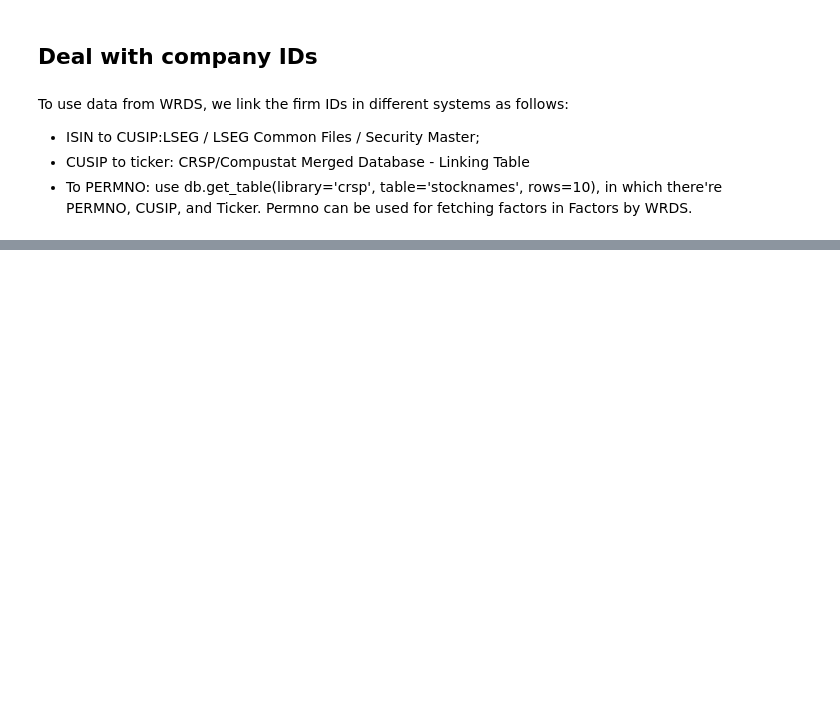
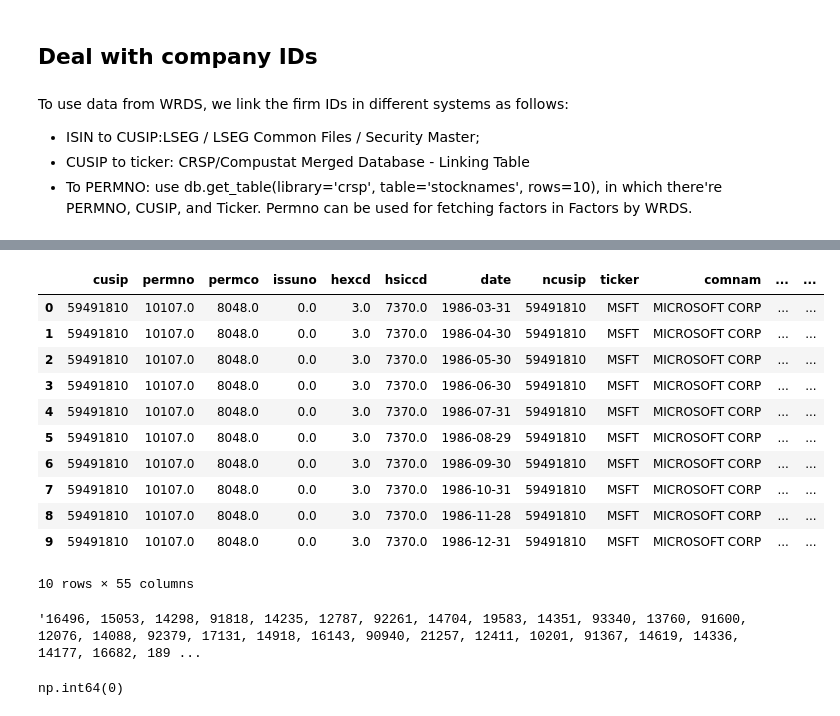
Before and after one commit to V-GAO/CEO_SocialCapital, a Jupyter notebook: notebooks/EDA_WRDS.ipynb, the cells around one changed output, grey strips where cells are left out. Drawn from its saved outputs; the diff is of its cells as text; code cells hidden in the pictures; blank space fills up the shorter version.

```diff
--- a/notebooks/EDA_WRDS.ipynb
+++ b/notebooks/EDA_WRDS.ipynb
@@ -5,3 +6,3 @@ import numpy as np
 # %%
-db = wrds.Connection()
+db = wrds.Connection(wrds_username='vincent0358')
 # %% [output]
@@ -57,0 +255,20 @@ To use data from WRDS, we link the firm IDs in different systems as follows:
+# %%
+temp = db.get_table(library='crspsamp_all', table='crspmsf', rows=10)
+temp
+# %% [output]
+|  | cusip | permno | permco | issuno | hexcd | hsiccd | date | ncusip | ticker | comnam | ... | ... |
+| 0 | 59491810 | 10107.0 | 8048.0 | 0.0 | 3.0 | 7370.0 | 1986-03-31 | 59491810 | MSFT | MICROSOFT CORP | ... | ... |
+| 1 | 59491810 | 10107.0 | 8048.0 | 0.0 | 3.0 | 7370.0 | 1986-04-30 | 59491810 | MSFT | MICROSOFT CORP | ... | ... |
+| 2 | 59491810 | 10107.0 | 8048.0 | 0.0 | 3.0 | 7370.0 | 1986-05-30 | 59491810 | MSFT | MICROSOFT CORP | ... | ... |
+| 3 | 59491810 | 10107.0 | 8048.0 | 0.0 | 3.0 | 7370.0 | 1986-06-30 | 59491810 | MSFT | MICROSOFT CORP | ... | ... |
+| 4 | 59491810 | 10107.0 | 8048.0 | 0.0 | 3.0 | 7370.0 | 1986-07-31 | 59491810 | MSFT | MICROSOFT CORP | ... | ... |
+| 5 | 59491810 | 10107.0 | 8048.0 | 0.0 | 3.0 | 7370.0 | 1986-08-29 | 59491810 | MSFT | MICROSOFT CORP | ... | ... |
+| 6 | 59491810 | 10107.0 | 8048.0 | 0.0 | 3.0 | 7370.0 | 1986-09-30 | 59491810 | MSFT | MICROSOFT CORP | ... | ... |
+| 7 | 59491810 | 10107.0 | 8048.0 | 0.0 | 3.0 | 7370.0 | 1986-10-31 | 59491810 | MSFT | MICROSOFT CORP | ... | ... |
+| 8 | 59491810 | 10107.0 | 8048.0 | 0.0 | 3.0 | 7370.0 | 1986-11-28 | 59491810 | MSFT | MICROSOFT CORP | ... | ... |
+| 9 | 59491810 | 10107.0 | 8048.0 | 0.0 | 3.0 | 7370.0 | 1986-12-31 | 59491810 | MSFT | MICROSOFT CORP | ... | ... |
+10 rows × 55 columns
+# %%
+permno_list
+# %% [output]
+'16496, 15053, 14298, 91818, 14235, 12787, 92261, 14704, 19583, 14351, 93340, 13760, 91600, 12076, 14088, 92379, 17131, 14918, 16143, 90940, 21257, 12411, 10201, 91367, 14619, 14336, 14177, 16682, 189 ...
@@ -57,0 +310,4 @@ To use data from WRDS, we link the firm IDs in different systems as follows:
+# %%
+comp_ccm['gvkey'].isna().sum()
+# %% [output]
+np.int64(0)
```
Also changed, not shown: parts of 59 cells of this notebook.
